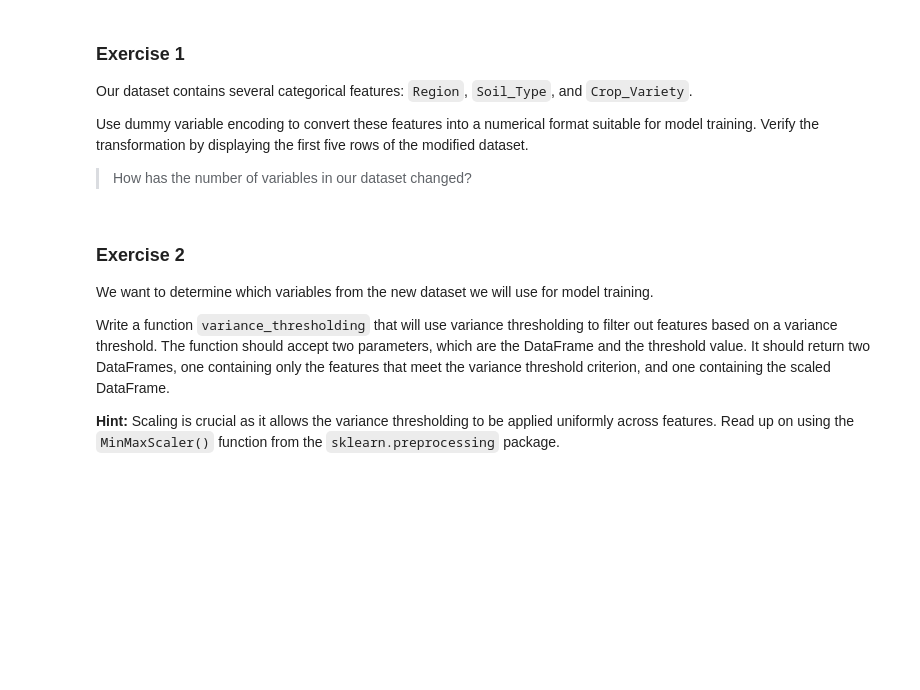
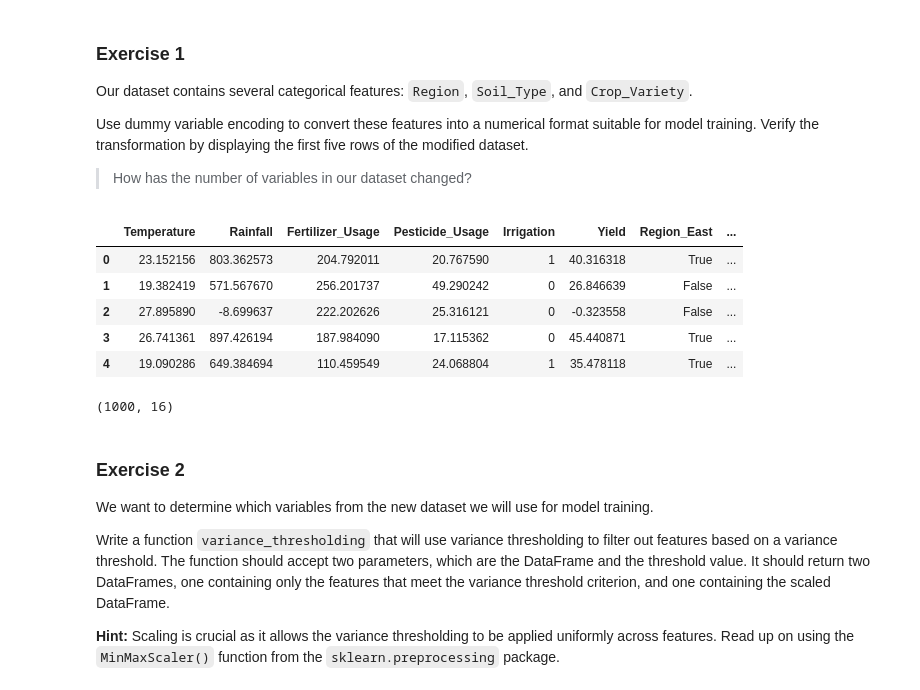
Before and after one commit to mut-rogers/Machine-Learning, a Jupyter notebook: Variable Selection and Model Persistence/Variables_and_variable_selection_exercise.ipynb, the cells around one changed output. Saved outputs shown, nothing was run; the diff lists cells and outputs as text; code cells hidden in the pictures; blank space fills up the shorter version.

```diff
--- a/Variable Selection and Model Persistence/Variables_and_variable_selection_exercise.ipynb
+++ b/Variable Selection and Model Persistence/Variables_and_variable_selection_exercise.ipynb
@@ -49,3 +56,20 @@ Use dummy variable encoding to convert these features into a numerical format su
+# %%
+# Your solution here...
+dummies_df = pd.get_dummies(df)
+dummies_df.columns = [column_name.replace(" ", "_") for column_name in dummies_df.columns]
+
+dummies_df.head(5)
+# %% [output]
+|  | Temperature | Rainfall | Fertilizer_Usage | Pesticide_Usage | Irrigation | Yield | Region_East | ... |
+| 0 | 23.152156 | 803.362573 | 204.792011 | 20.767590 | 1 | 40.316318 | True | ... |
+| 1 | 19.382419 | 571.567670 | 256.201737 | 49.290242 | 0 | 26.846639 | False | ... |
+| 2 | 27.895890 | -8.699637 | 222.202626 | 25.316121 | 0 | -0.323558 | False | ... |
+| 3 | 26.741361 | 897.426194 | 187.984090 | 17.115362 | 0 | 45.440871 | True | ... |
+| 4 | 19.090286 | 649.384694 | 110.459549 | 24.068804 | 1 | 35.478118 | True | ... |
+# %%
+dummies_df.shape
+# %% [output]
+(1000, 16)
 # %% [markdown]
 ### Exercise 2
 
```
Also changed, not shown: parts of 17 cells of this notebook.
